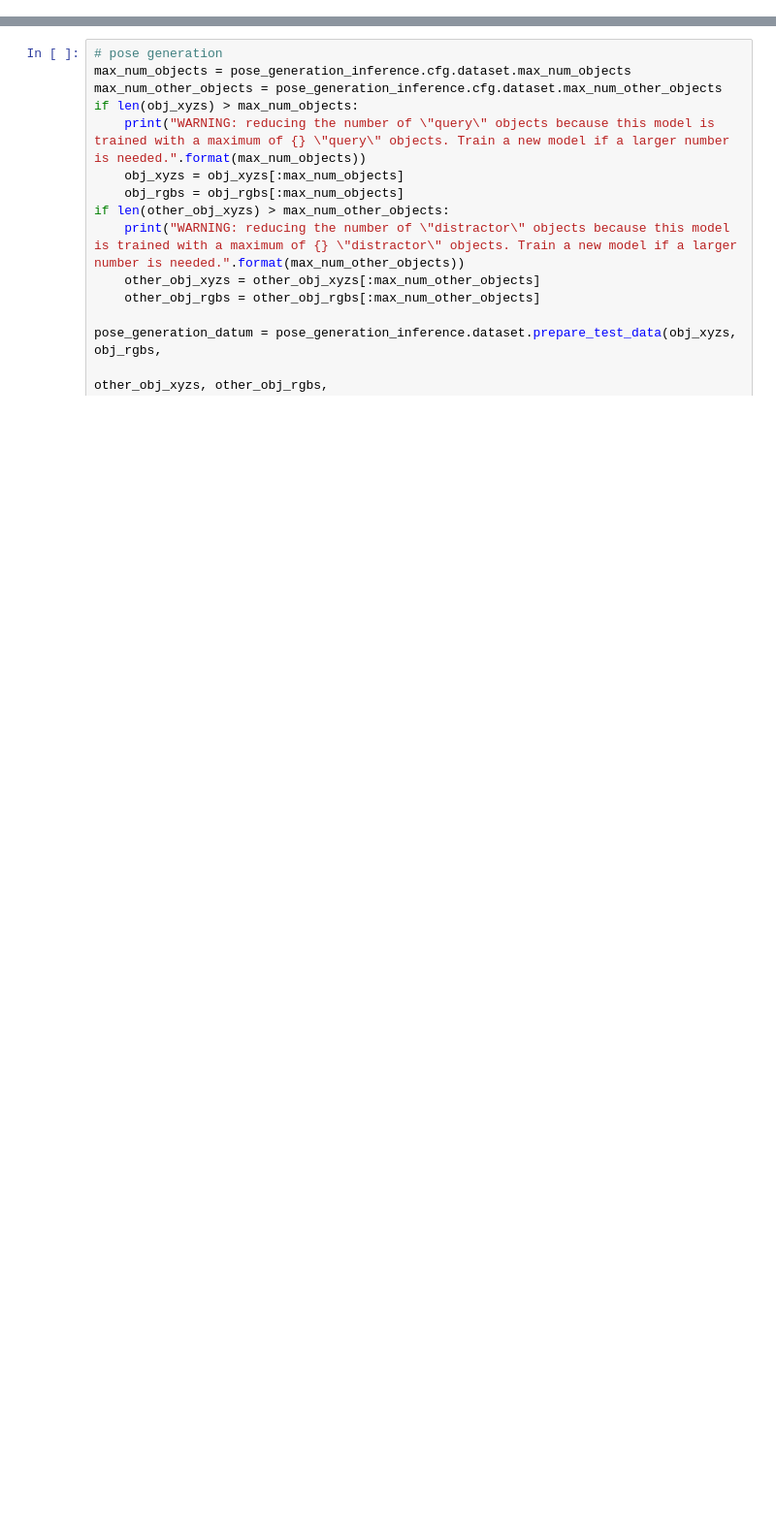
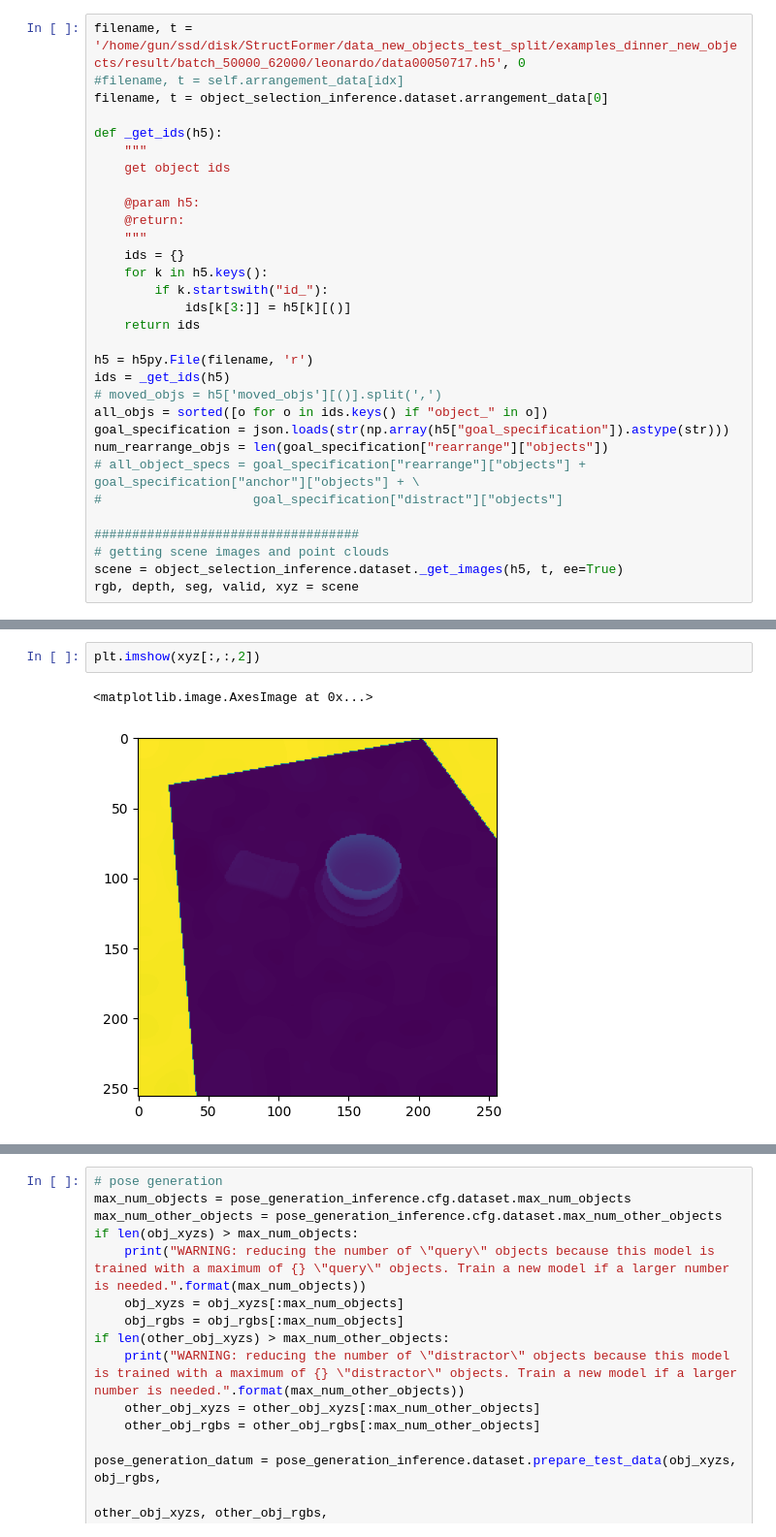
Before and after one commit to hogunkee/TSMCTS, a Jupyter notebook: structformer/Untitled.ipynb, the cells around one changed output, grey strips where cells are left out. Shown: that part at 97% size. Saved outputs shown, nothing was run; the diff lists cells and outputs as text; blank space fills up the shorter version.

Commit message:
StructFormer on Pybullet

```diff
--- a/structformer/Untitled.ipynb
+++ b/structformer/Untitled.ipynb
@@ -77 +296,32 @@ depth = obs['top']['depth']
+# %%
+filename, t = '/home/gun/ssd/disk/StructFormer/data_new_objects_test_split/examples_dinner_new_objects/result/batch_50000_62000/leonardo/data00050717.h5', 0
+#filename, t = self.arrangement_data[idx]
+filename, t = object_selection_inference.dataset.arrangement_data[0]
+
+def _get_ids(h5):
+    """
+    get object ids
+
+    @param h5:
+    @return:
+    """
+    ids = {}
+    for k in h5.keys():
+        if k.startswith("id_"):
+            ids[k[3:]] = h5[k][()]
+    return ids
+
+h5 = h5py.File(filename, 'r')
+ids = _get_ids(h5)
+# moved_objs = h5['moved_objs'][()].split(',')
+all_objs = sorted([o for o in ids.keys() if "object_" in o])
+goal_specification = json.loads(str(np.array(h5["goal_specification"]).astype(str)))
+num_rearrange_objs = len(goal_specification["rearrange"]["objects"])
+# all_object_specs = goal_specification["rearrange"]["objects"] + goal_specification["anchor"]["objects"] + \
+#                    goal_specification["distract"]["objects"]
+
+###################################
+# getting scene images and point clouds
+scene = object_selection_inference.dataset._get_images(h5, t, ee=True)
+rgb, depth, seg, valid, xyz = scene
 # %%
@@ -113,0 +453,5 @@ structure_specification_natural_sentence = object_selection_inference.tokenizer.
+# %%
+plt.imshow(xyz[:,:,2])
+# %% [output]
+<matplotlib.image.AxesImage at 0x...>
+[figure, added]
```
Also changed, not shown: parts of 45 cells of this notebook, 3 other files.
